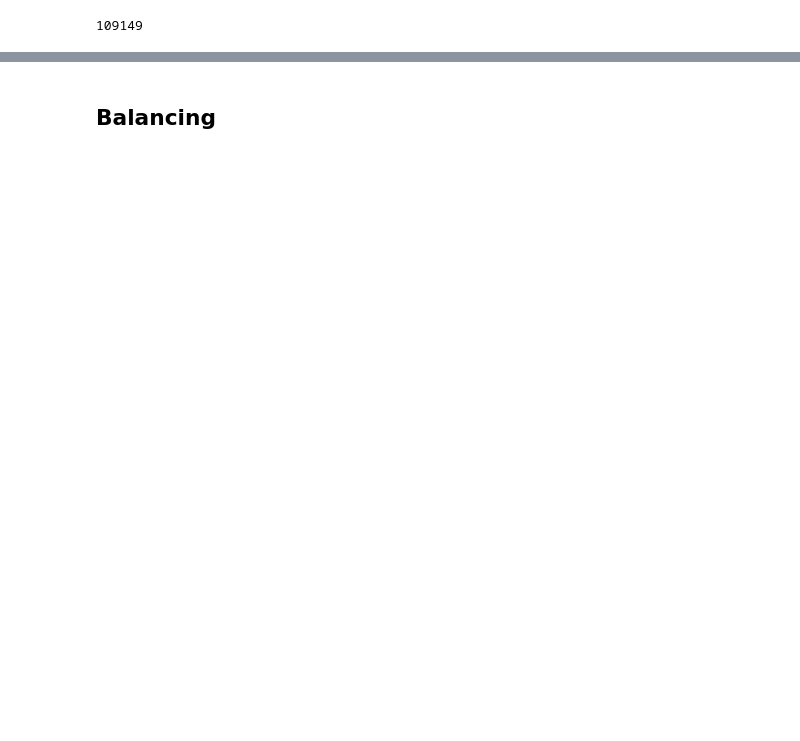
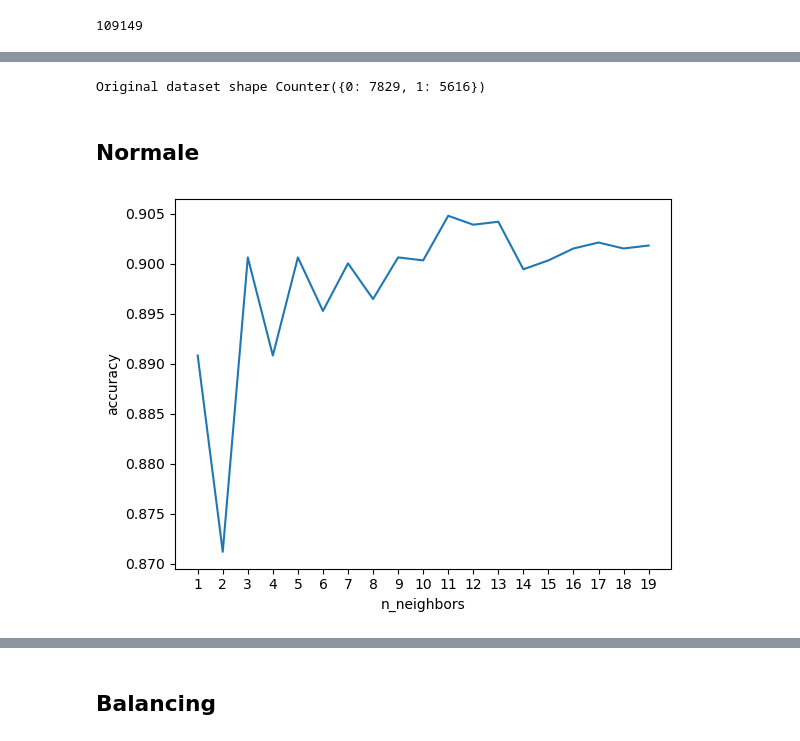
Before and after one commit to Bakko000/Data-Mining-2, a Jupyter notebook: Imbalanced learning.ipynb, the cells around one changed output, grey strips where cells are left out. Drawn from its saved outputs; the diff is of its cells as text; code cells hidden in the pictures; blank space fills up the shorter version.

```diff
--- a/Imbalanced learning.ipynb
+++ b/Imbalanced learning.ipynb
@@ -187,6 +166,0 @@ from sklearn.preprocessing import StandardScaler
-# %%
-norm = StandardScaler()
-norm.fit(X_train)
-
-X_train_norm = norm.transform(X_train)
-X_test_norm = norm.transform(X_test)
@@ -192,0 +182,6 @@ X_test_norm = norm.transform(X_test)
+# %%
+print('Original dataset shape %s' % Counter(y_train))
+# %% [output]
+Original dataset shape Counter({0: 7829, 1: 5616})
+# %% [markdown]
+## Normale
@@ -192,0 +190,22 @@ X_test_norm = norm.transform(X_test)
+# %%
+norm = StandardScaler()
+norm.fit(X_train_sbilanciata)
+
+X_train_norm = norm.transform(X_train)
+X_test_norm = norm.transform(X_test)
+# %%
+n_neighbors = range(1,20)
+scores = list()
+
+for n in n_neighbors:
+    clf = KNeighborsClassifier(n_neighbors=n, metric="euclidean")
+    clf.fit(X_train_norm, y_train)
+    scores.append(clf.score(X_test_norm, y_test))
+
+plt.plot(scores)
+plt.xticks(range(len(n_neighbors)), n_neighbors)
+plt.xlabel("n_neighbors")
+plt.ylabel("accuracy")
+plt.show()
+# %% [output]
+[figure, added]
```
Also changed, not shown: parts of 66 cells of this notebook.
